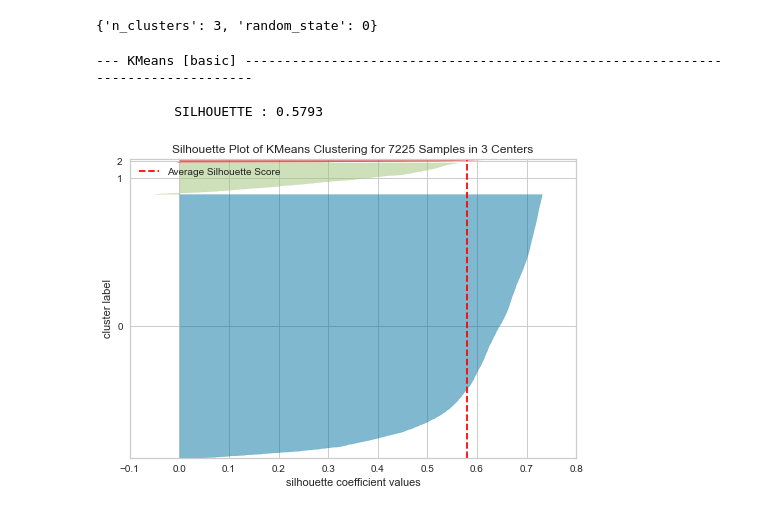
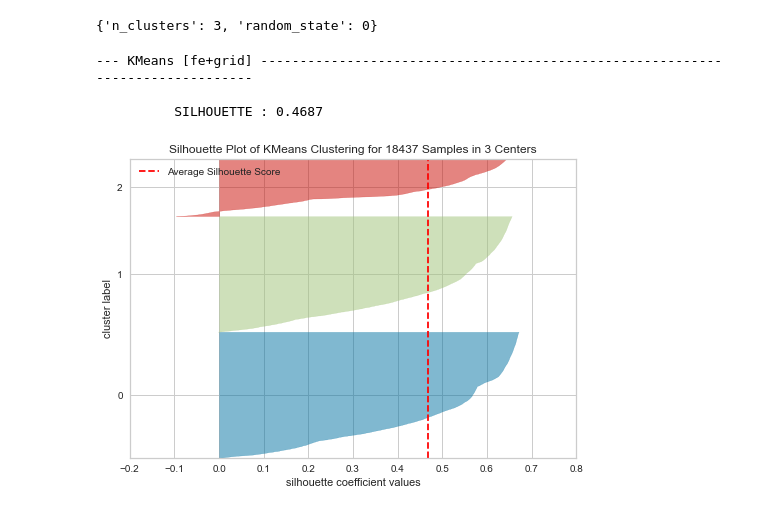
Before and after one commit to Valkea/OC_AI_05, a Jupyter notebook: 02_Clustering.ipynb, the cells around one changed output. Cells and saved outputs as stored; diff of their text form; code cells hidden in the pictures.

```diff
--- a/02_Clustering.ipynb
+++ b/02_Clustering.ipynb
@@ -696,6 +806,7 @@ def save_score(method_name, param_grid, best_params, training_time, inference_ti
 from sklearn.experimental import enable_halving_search_cv
 #from sklearn.model_selection import HalvingGridSearchCV, HalvingRandomSearchCV  # --> ne supporte pas le multi-scoring
 from sklearn.model_selection import GridSearchCV, RandomizedSearchCV # --> GridSearchCV trop lent
+
 
 def fit_clustering_model(model, X_ref=None, param_grid = {}, scoring='roc_auc', cv=5, verbose=2):
     """ Search the best hyper-parameters for the provided model
@@ -730,13 +841,12 @@ def fit_clustering_model(model, X_ref=None, param_grid = {}, scoring='roc_auc',
     """
 
     if X_ref is None:
-        X_ref = X_train
+        X_ref = X_cluster
 
     fit_time = time.perf_counter()
     #grid_model = RandomizedSearchCV(model, param_grid, scoring=scoring, n_jobs=-1, verbose=0, cv=cv, random_state=random_seed)#, refit=refit_scoring)
     #grid_model = HalvingGridSearchCV(model, param_grid, scoring=scoring, n_jobs=-1, verbose=0, cv=cv, min_resources=500, random_state=0)
     #grid_model = GridSearchCV(model, param_grid, scoring=scoring, n_jobs=-1, verbose=0, cv=cv, refit="roc_auc", return_train_score=True)
-
 
     grid_model = GridSearchCV(model, param_grid, scoring=scoring, n_jobs=-1, verbose=0)
     grid_model.fit(X_ref)
@@ -750,7 +860,7 @@ def fit_clustering_model(model, X_ref=None, param_grid = {}, scoring='roc_auc',
     # Print K-fold scores
     if verbose > 1:
         for i in range(n_splits):
-            print(f"".center(100,'-'))
+            print("".center(100, '-'))
 
             for sample in sets_list:
                 scores_str = f"{str(scoring).upper()}: {results[f'split{i}_{sample}_score'].mean():.4f}"
@@ -764,11 +874,18 @@ def fit_clustering_model(model, X_ref=None, param_grid = {}, scoring='roc_auc',
             mean_str = f"{str(scoring).upper()}: {results[f'mean_{sample}_score'].mean():.4f} (std:{results[f'std_{sample}_score'].mean():.4f})"
             print(f"\n- {mean_str}")
 
-        print("\n", f"".center(100,'-'), sep='')
+        print("\n", "".center(100, '-'), sep='')
 
     inf_time = pd.Series(grid_model.cv_results_['mean_score_time']).mean()
 
-    return {'grid':grid_model, 'model':grid_model.best_estimator_, 'training_time':fit_time, 'inference_time':inf_time, 'param_grid':param_grid, 'best_params':grid_model.best_params_}
+    return {
+        'grid': grid_model,
+        'model': grid_model.best_estimator_,
+        'training_time': fit_time,
+        'inference_time': inf_time,
+        'param_grid': param_grid,
+        'best_params': grid_model.best_params_
+    }
 # %% [markdown]
 ---
 >#### `TODO`  done ✅ | todo ❌ |
@@ -827,0 +951,9 @@ get_clustering_scores(f"{model_name} [basic]", X_ref=X_cluster, **grd_kmeans, re
+# %%
+kmeans = KMeans()
+grd_kmeans = fit_clustering_model(
+    kmeans,
+    param_grid=param_grid_kmeans,
+    X_ref=X_sample,
+    cv=3,
+    scoring=cv_silhouette_scorer
+)
@@ -830,7 +993,7 @@ get_clustering_scores(f"{model_name} [basic]", X_ref=X_cluster, **grd_kmeans, re
 # %%
 from yellowbrick.cluster import KElbowVisualizer
 # %%
-visualizer = KElbowVisualizer(kmeans, k=(3,10))
-visualizer.fit(X_cluster)
+visualizer = KElbowVisualizer(kmeans, k=(3, 10))
+visualizer.fit(X_sample)
 visualizer.show();
 # %% [output]
@@ -892,7 +1055,7 @@ kmeans = KMeans()
 grd_kmeans = fit_clustering_model(
     kmeans,
     param_grid=param_grid_kmeans,
-    X_ref=X_cluster,
+    X_ref=X_sample,
     cv=3,
     scoring=cv_silhouette_scorer
 )
@@ -915,9 +1078,9 @@ grd_kmeans['grid'].best_params_
 {'n_clusters': 3, 'random_state': 0}
 # %%
 model_name = "KMeans"
-get_clustering_scores(f"{model_name} [basic]", X_ref=X_cluster, **grd_kmeans, register=True)
+get_clustering_scores(f"{model_name} [fe+grid]", X_ref=X_sample, **grd_kmeans, register=True)
 # %% [output]
---- KMeans [basic] ---------------------------------------------------------------------------------
+--- KMeans [fe+grid] -------------------------------------------------------------------------------
 
-          SILHOUETTE : 0.5793
+          SILHOUETTE : 0.4687
-[figure, old version]
+[figure, new version]
```
Also changed, not shown: parts of 59 cells of this notebook.
